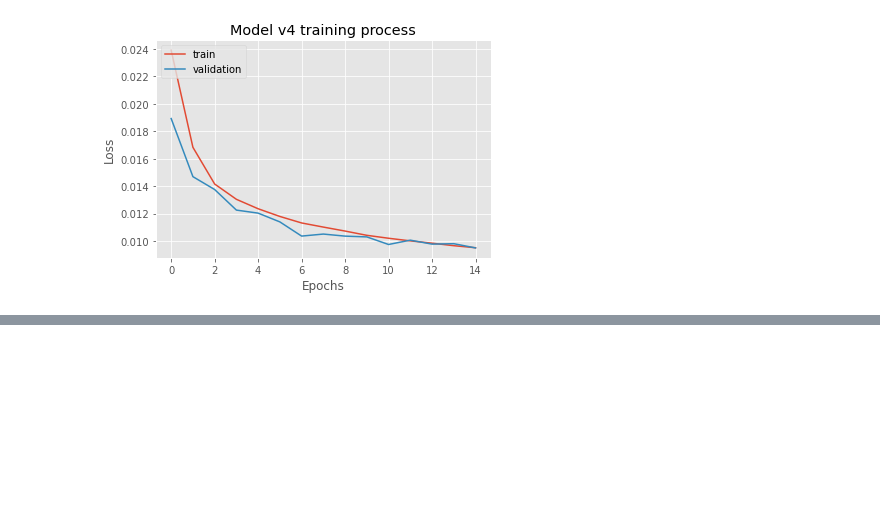
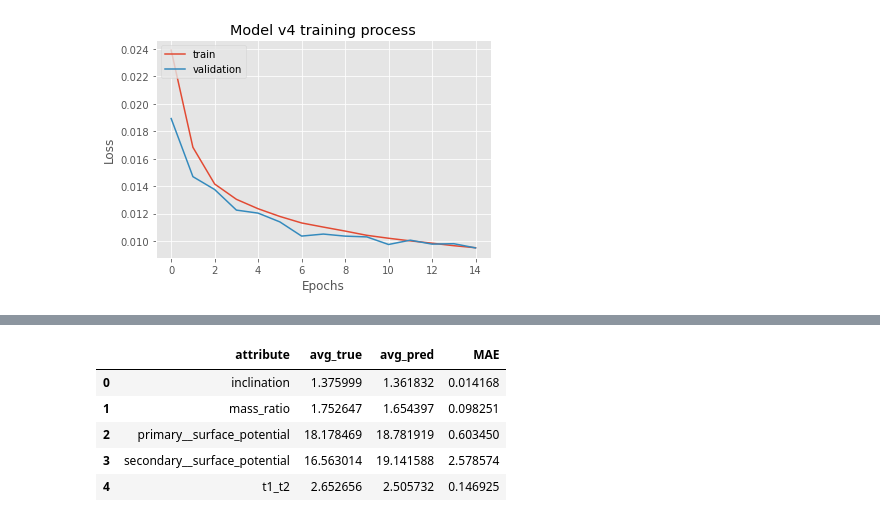
Before and after one commit to AdriNemcikova/DP, a Jupyter notebook: DET_models_comparison.ipynb, the cells around one changed output, grey strips where cells are left out. Cells and saved outputs as stored; diff of their text form; code cells hidden in the pictures; blank space fills up the shorter version.

```diff
--- a/DET_models_comparison.ipynb
+++ b/DET_models_comparison.ipynb
@@ -765,0 +829,14 @@ training_loss(history4_new)
+# %%
+# Blok 46 - vytvorenie df na porovnanie priemernych skutocnych hodnot a predikcii
+eval_pred = pd.DataFrame({'attribute': test_mean.index,
+            'avg_true': test_mean.values,
+            'avg_pred': pred_mean.values,
+            'MAE': abs(test_mean.values - pred_mean.values)})
+eval_pred
+# %% [output]
+|  | attribute | avg_true | avg_pred | MAE |
+| 0 | inclination | 1.375999 | 1.361832 | 0.014168 |
+| 1 | mass_ratio | 1.752647 | 1.654397 | 0.098251 |
+| 2 | primary__surface_potential | 18.178469 | 18.781919 | 0.603450 |
+| 3 | secondary__surface_potential | 16.563014 | 19.141588 | 2.578574 |
+| 4 | t1_t2 | 2.652656 | 2.505732 | 0.146925 |
```
Also changed, not shown: parts of 16 cells of this notebook.
